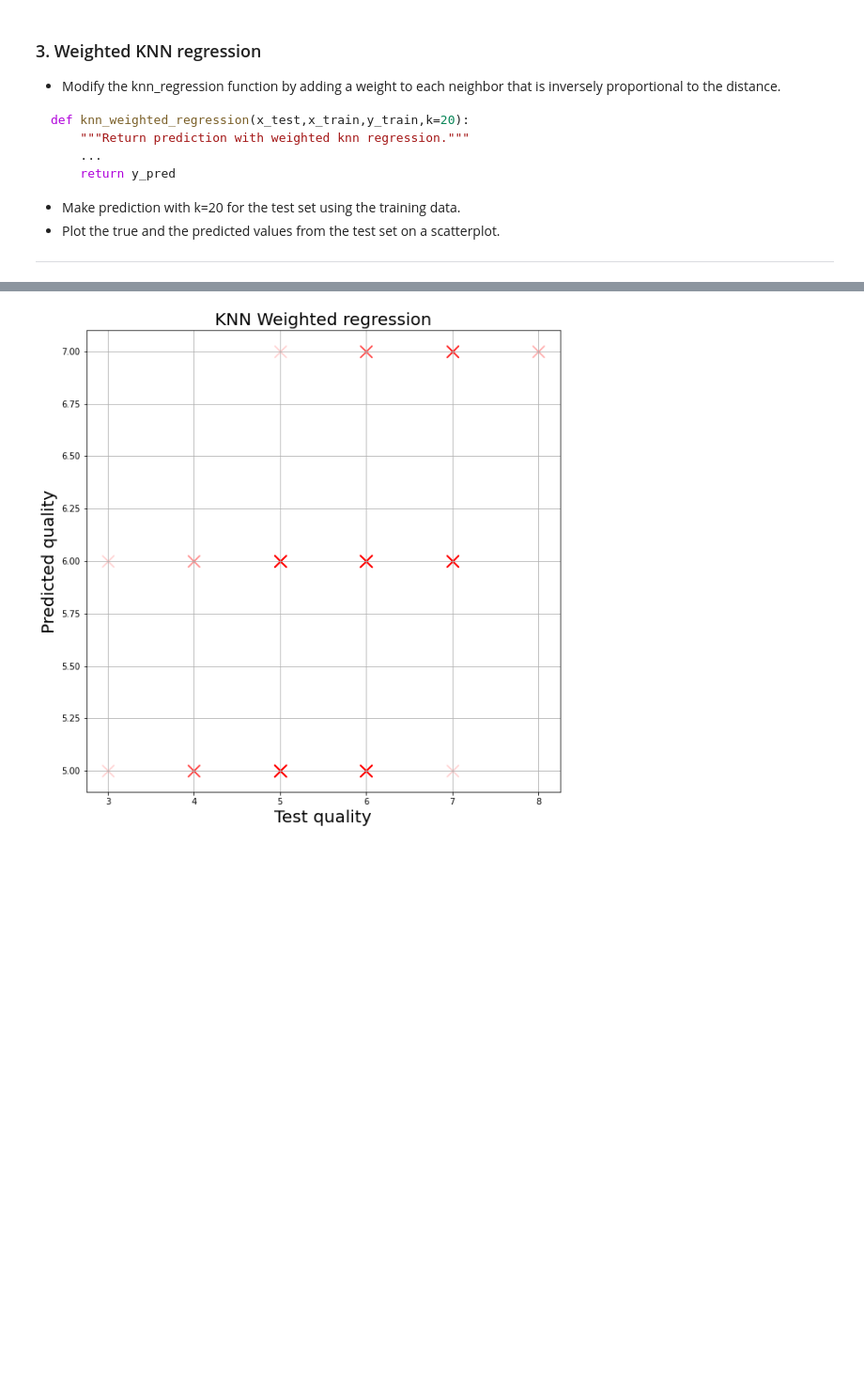
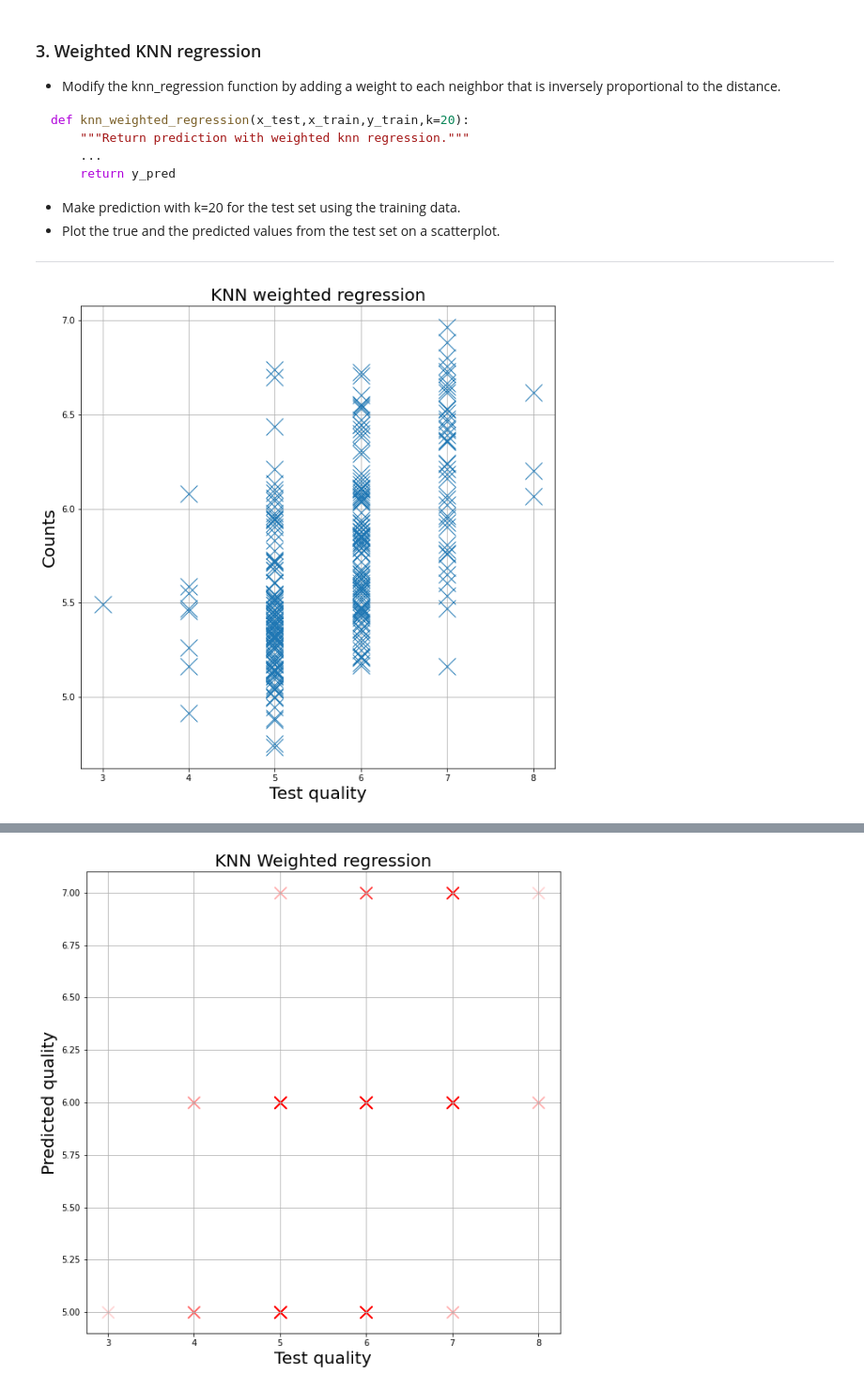
Before and after one commit to barnabasp/ML_Course, a Jupyter notebook: 3/lab03.ipynb, the cells around one changed output, grey strips where cells are left out. Shown at 94% size. Drawn from its saved outputs; the diff is of its cells as text; code cells hidden in the pictures; blank space fills up the shorter version.

```diff
--- a/3/lab03.ipynb
+++ b/3/lab03.ipynb
@@ -281,4 +303,13 @@ def knn_weighted_regression(x_test,x_train,y_train,k=20):
     return y_pred
 # %%
 y_pred_2 = knn_weighted_regression(X_test_norm, X_train_norm, y_train)
+# %%
+plt.figure(figsize=(10,10))
+plt.plot(y_test, y_pred_2,'x',markersize=20)
+plt.title('KNN weighted regression', fontsize=20)
+plt.xlabel('Test quality', fontsize=20)
+plt.ylabel('Counts', fontsize=20)
+plt.grid(True)
+# %% [output]
+[figure, added]
 # %%
```
Also changed, not shown: parts of 27 cells of this notebook, 2 other files.
